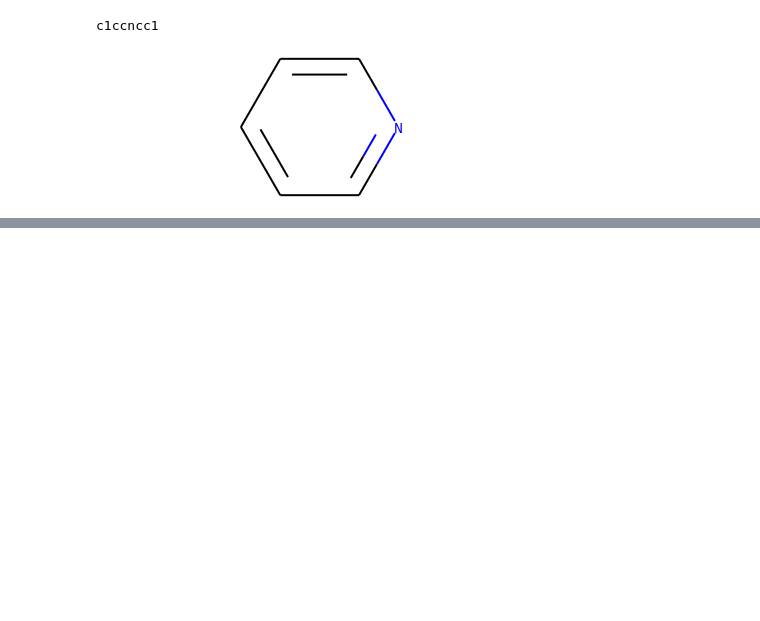
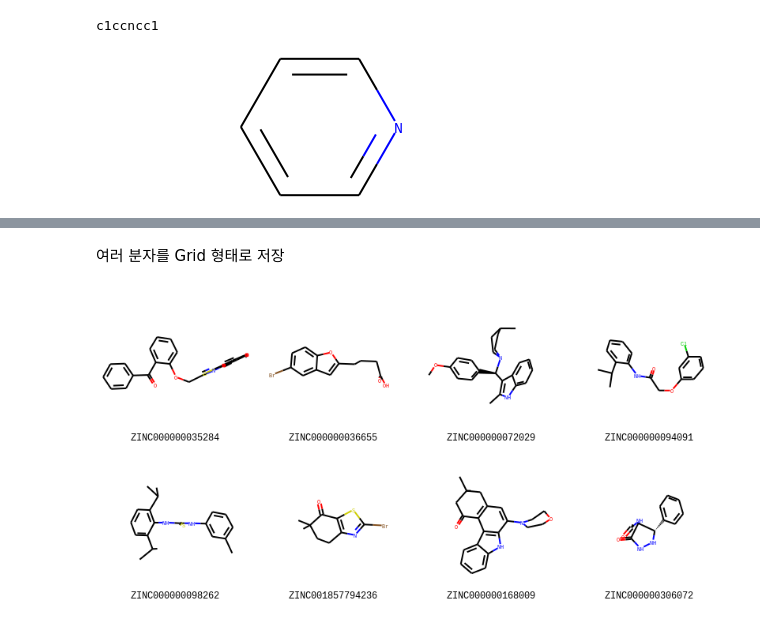
Before and after one commit to youngmook/cheminfo-python, a Jupyter notebook: cheminfo_in_python.ipynb, the cells around one changed output, grey strips where cells are left out. Cells and saved outputs as stored; diff of their text form; code cells hidden in the pictures; blank space fills up the shorter version.

```diff
--- a/cheminfo_in_python.ipynb
+++ b/cheminfo_in_python.ipynb
@@ -443,0 +525,8 @@ c1ccncc1
+# %% [markdown]
+여러 분자를 Grid 형태로 저장
+# %%
+theGridImage = Draw.MolsToGridImage(theZincMolList[:8],molsPerRow=4,subImgSize=(200,200),legends=[x.GetProp("zinc_id") for x in theZincMolList[:8]])
+theGridImage.save('zinc-grid-001-008.png')
+theGridImage
+# %% [output]
+[figure, added]
```
Also changed, not shown: parts of 38 cells of this notebook.
